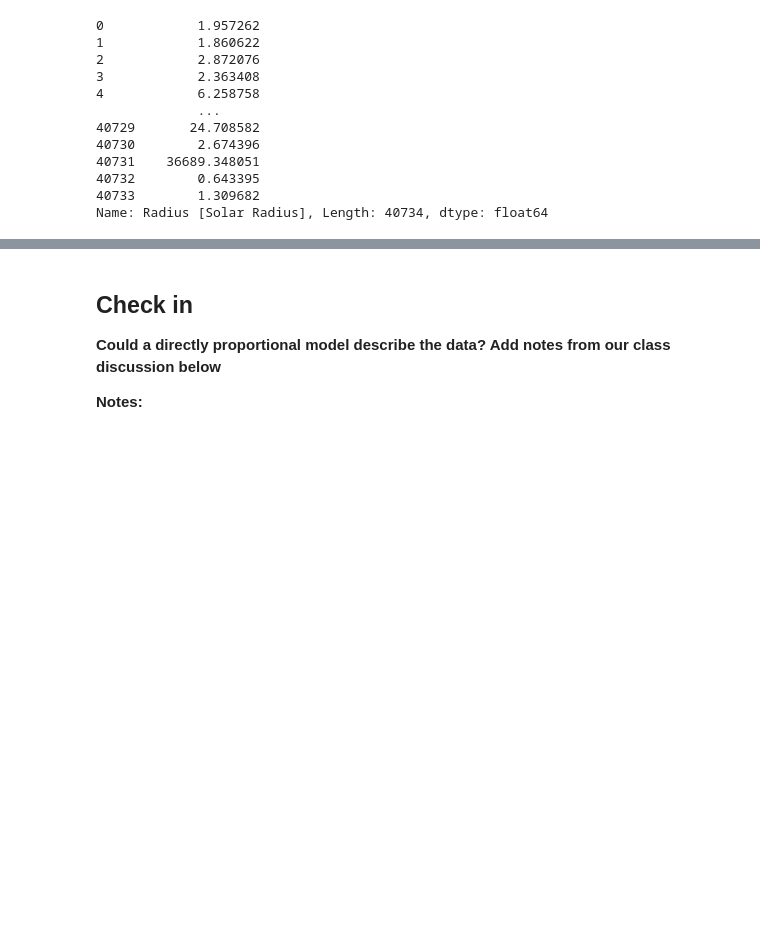
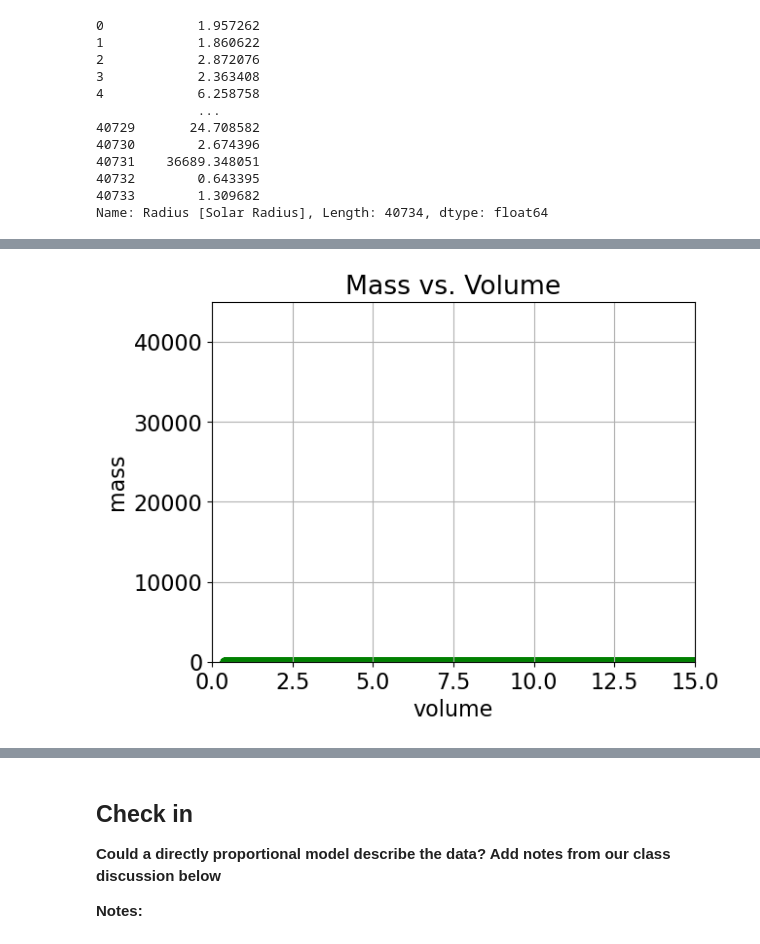
Before and after one commit to Santiago786/CFR-2025, a Jupyter notebook: Astro/Blank/1 - Stars Pt2 .ipynb, the cells around one changed output, grey strips where cells are left out. Cells and saved outputs as stored; diff of their text form; code cells hidden in the pictures; blank space fills up the shorter version.

```diff
--- a/Astro/Blank/1 - Stars Pt2 .ipynb
+++ b/Astro/Blank/1 - Stars Pt2 .ipynb
@@ -221,0 +239,16 @@ matplotlib.rc('font', **{'family':'sans-serif', 'size':16})
+# %%
+sun_radius = 1
+volume = volume_function(radius)
+
+
+plt.scatter(volume, mass, color = 'green')
+plt.title ('Mass vs. Volume')
+plt.xlabel('volume')
+plt.ylabel('mass')
+plt.xlim(0,15)
+plt.ylim(0,45000)
+# import our graphing package
+plt.grid(True)
+plt.show()
+# %% [output]
+[figure, added]
```
Also changed, not shown: parts of 18 cells of this notebook, 1 other file.
